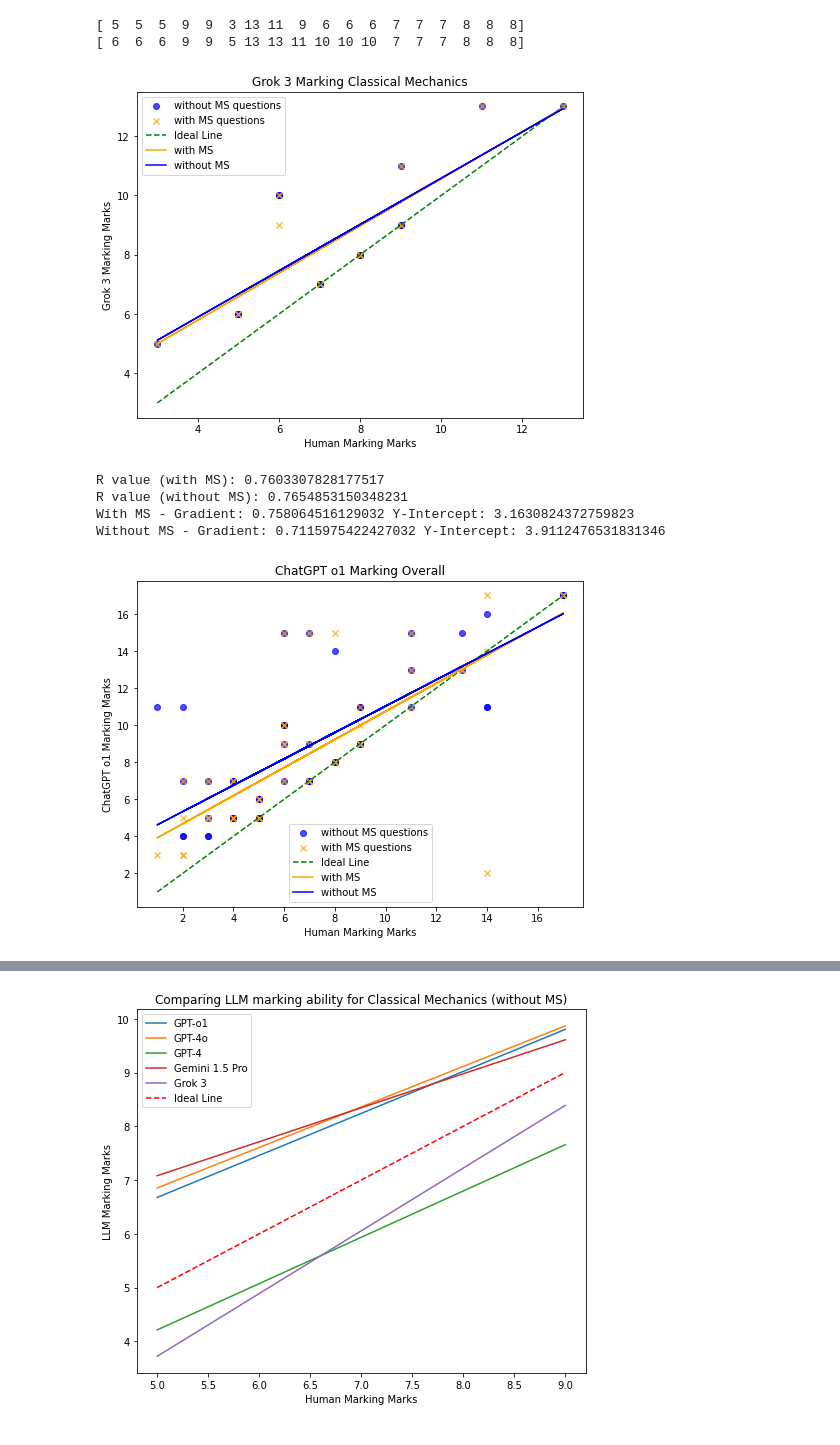
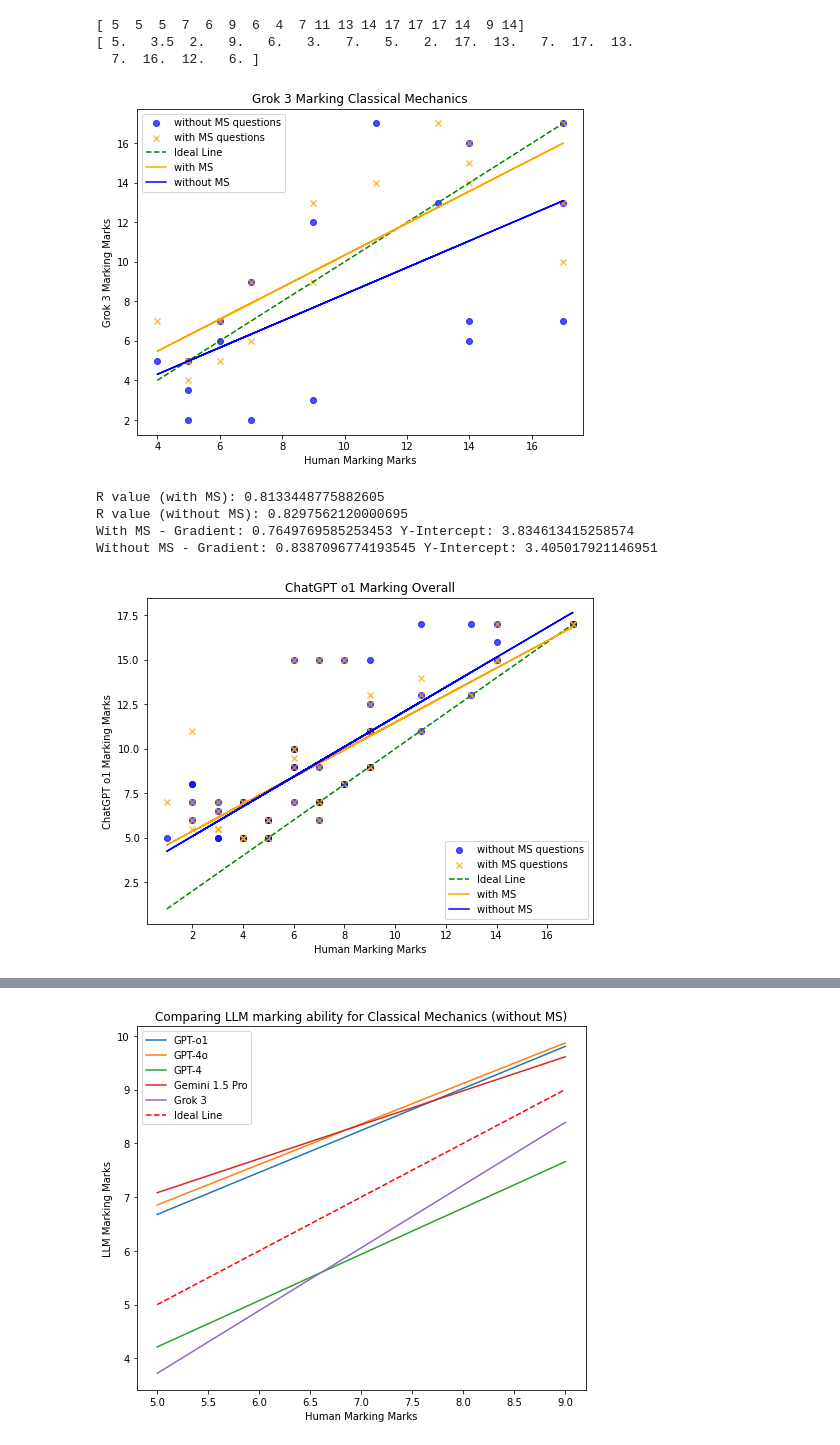
Before and after one commit to KonDoran/LLMs-in-Physics-Education, a Jupyter notebook: PHAS0052/data analysis for PHAS0052.ipynb, the cells around one changed output, grey strips where cells are left out. Drawn from its saved outputs; the diff is of its cells as text; code cells hidden in the pictures.

```diff
--- a/PHAS0052/data analysis for PHAS0052.ipynb
+++ b/PHAS0052/data analysis for PHAS0052.ipynb
@@ -10,7 +10,7 @@ from sklearn.metrics import mean_squared_error
 files = [f for f in os.listdir() if f.endswith(".xlsx")]
 if not files:
     raise FileNotFoundError("No Excel file found in the current directory.")
-file_path = "o1 Grading1.xlsx" # Assuming there's only one Excel file
+file_path = "ChatGPT 4o marks4.xlsx" # Assuming there's only one Excel file
 
 # Load the Excel file and the 'CM' sheet
 xls = pd.ExcelFile(file_path)
@@ -824,7 +825,7 @@ sheets = ['CM', 'EM', 'QM']
 # Function to process each sheet and generate scatter plots
 def process_sheet_noms(sheet_name):
     # Load the sheet
-    file_path = "o1 Grading1.xlsx"
+    file_path = "ChatGPT 4 gpt4 Grading (python format)12.xlsx"
 
     xls = pd.ExcelFile(file_path)
     df = pd.read_excel(xls, sheet_name=sheet_name)
@@ -885,11 +886,12 @@ def process_sheet_noms(sheet_name):
     #return df, slope_raw, intercept_raw, slope_perc, intercept_perc
 
 
-process_sheet_noms(sheet_name="CM")
+process_sheet_noms(sheet_name="QM")
 # %% [output]
-[ 5  5  5  9  9  3 13 11  9  6  6  6  7  7  7  8  8  8]
-[ 6  6  6  9  9  5 13 13 11 10 10 10  7  7  7  8  8  8]
+[ 5  5  5  7  6  9  6  4  7 11 13 14 17 17 17 14  9 14]
+[ 5.   3.5  2.   9.   6.   3.   7.   5.   2.  17.  13.   7.  17.  13.
+  7.  16.  12.   6. ]
-[figure, old version]
+[figure, new version]
 # %%
 # List of relevant sheets to process
 sheets = ['CM', 'EM', 'QM']
@@ -897,7 +899,7 @@ sheets = ['CM', 'EM', 'QM']
 # Function to process each sheet and generate scatter plots
 def process_sheet_all(sheet_name):
     # Load the sheet
-    file_path = "o1 Grading1.xlsx"
+    file_path = "ChatGPT 4o marks4.xlsx"
     xls = pd.ExcelFile(file_path)
     df = pd.read_excel(xls, sheet_name=sheet_name)
 
@@ -925,38 +927,38 @@ def process_sheet_all(sheet_name):
     # Calculate r values
     correlation_matrix_with_ms = np.corrcoef(combined_solution_marks, combined_with_ms_marks)
     r_value_with_ms = correlation_matrix_with_ms[0, 1]
 
     correlation_matrix_without_ms = np.corrcoef(combined_solution_marks, combined_without_ms_marks)
     r_value_without_ms = correlation_matrix_without_ms[0, 1]
 
     print("R value (with MS):", r_value_with_ms)
     print("R value (without MS):", r_value_without_ms)
     print("With MS - Gradient:", slope_combined_rawms, "Y-Intercept:", intercept_combined_rawms)
     print("Without MS - Gradient:", slope_combined_rawnoms, "Y-Intercept:", intercept_combined_rawnoms)
 
     # Plot for combined raw marks
     plt.figure(figsize=(8, 6))
     plt.scatter(combined_solution_marks, combined_without_ms_marks, alpha=0.7, label="without MS questions", color='blue')
     plt.scatter(combined_solution_marks, combined_with_ms_marks, alpha=0.7, label="with MS questions", color='orange', marker='x')
     plt.plot([min(combined_solution_marks), max(combined_solution_marks)], [min(combined_solution_marks), max(combined_solution_marks)], 'r--', label="Ideal Line", color='green')
     plt.plot(combined_solution_marks, fit_line_combined_rawms, 'g-', label="with MS", color='orange')
     plt.plot(combined_solution_marks, fit_line_combined_rawnoms, 'b-', label="without MS", color='blue')
     plt.xlabel("Human Marking Marks")
     plt.ylabel("ChatGPT o1 Marking Marks")
     plt.title(f"ChatGPT o1 Marking Overall")
     plt.legend()
     plt.show()
 
     #return df, slope_raw, intercept_raw, slope_perc, intercept_perc
 
 
 process_sheet_all(sheet_name="QM")
 # %% [output]
-R value (with MS): 0.7603307828177517
-R value (without MS): 0.7654853150348231
-With MS - Gradient: 0.758064516129032 Y-Intercept: 3.1630824372759823
-Without MS - Gradient: 0.7115975422427032 Y-Intercept: 3.9112476531831346
+R value (with MS): 0.8133448775882605
+R value (without MS): 0.8297562120000695
+With MS - Gradient: 0.7649769585253453 Y-Intercept: 3.834613415258574
+Without MS - Gradient: 0.8387096774193545 Y-Intercept: 3.405017921146951
-[figure, old version]
+[figure, new version]
 # %%
 
 # Find the Excel file in the current directory
```
Also changed, not shown: parts of 23 cells of this notebook.
